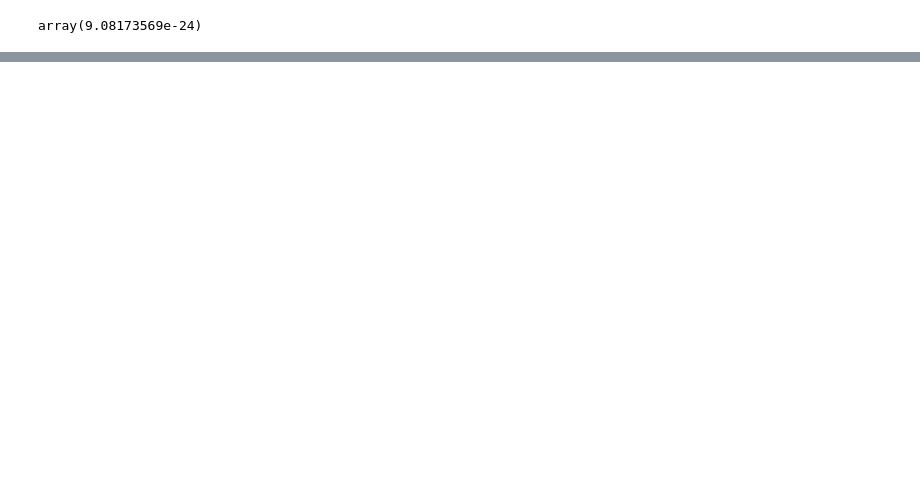
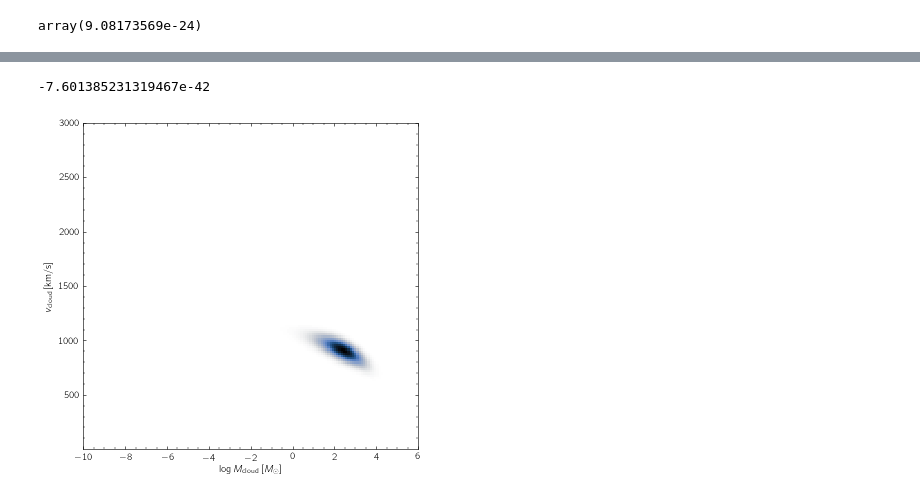
Before and after one commit to kc3058/MultiphaseGasCloud, a Jupyter notebook: MultiphaseVectorised.ipynb, the cells around one changed output, grey strips where cells are left out. Saved outputs shown, nothing was run; the diff lists cells and outputs as text; code cells hidden in the pictures; blank space fills up the shorter version.

```diff
--- a/MultiphaseVectorised.ipynb
+++ b/MultiphaseVectorised.ipynb
@@ -584,0 +831,12 @@ res.plot_velocity(10, cloud, const)
+# %%
+phase = np.reshape(res.cloud_f[10],(150,150))
+v0= sum(phase.sum(axis =1))
+phase = np.reshape(res.cloud_f[11],(150,150))
+v1= sum(phase.sum(axis =1))
+v1-v0
+# %% [output]
+-7.601385231319467e-42
+# %%
+res.plot_cloud([0,steps-1], cloud)
+# %% [output]
+[figure, added]
```
Also changed, not shown: parts of 15 cells of this notebook, 2 other files.
